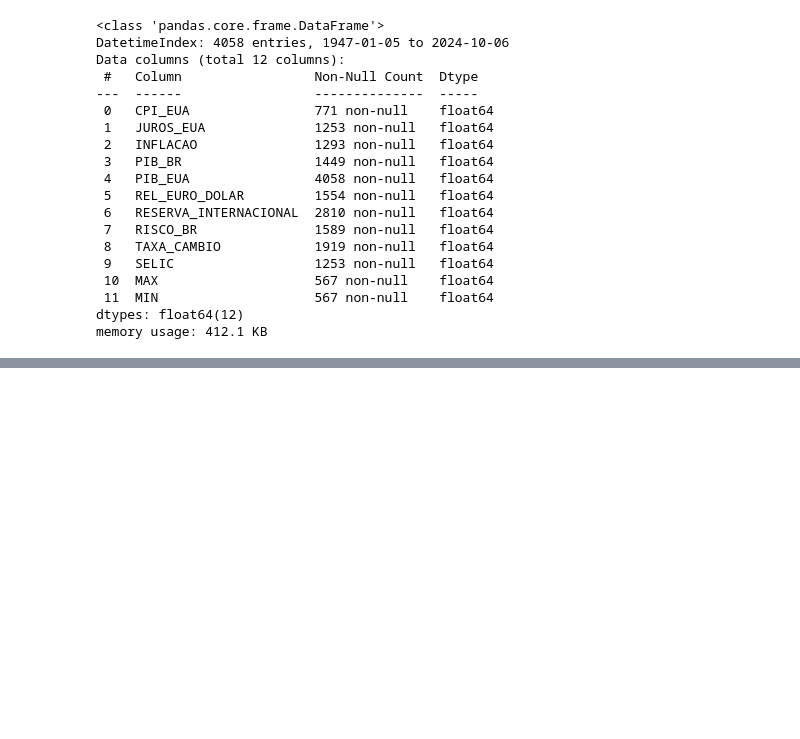
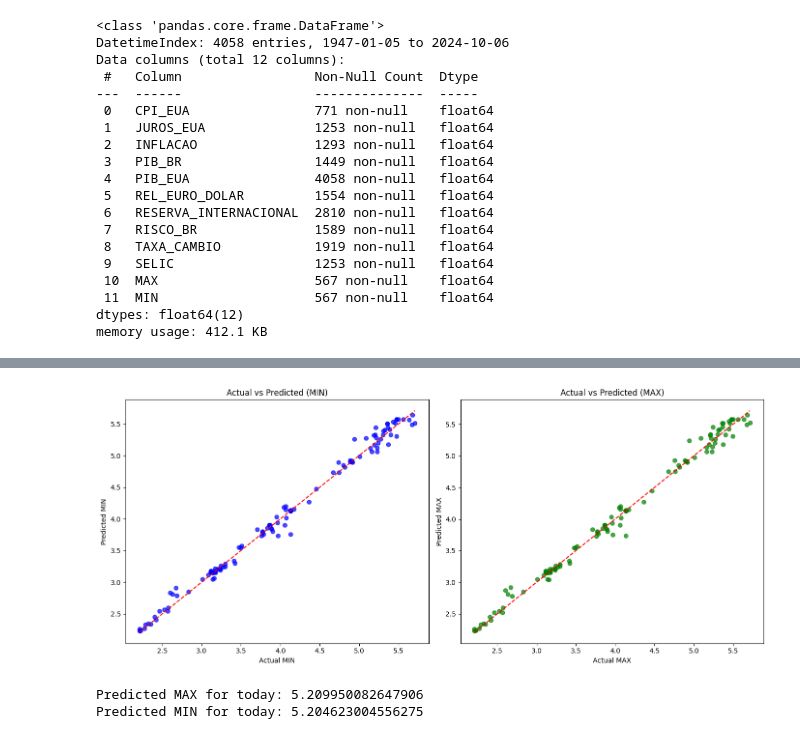
Before and after one commit to kauansatc/datascience-abp, a Jupyter notebook: main.ipynb, the cells around one changed output, grey strips where cells are left out. Cells and saved outputs as stored; diff of their text form; code cells hidden in the pictures; blank space fills up the shorter version.

```diff
--- a/main.ipynb
+++ b/main.ipynb
@@ -356,0 +402,30 @@ Predicted MIN for today: 0.49991823211239517
+# %%
+plt.figure(figsize=(14, 6))
+
+plt.subplot(1, 2, 1)
+plt.scatter(y_test_min, y_pred_min, alpha=0.7, color='blue')
+plt.plot([y_test_min.min(), y_test_min.max()], [y_test_min.min(), y_test_min.max()], color='red', linestyle='--')
+plt.title("Actual vs Predicted (MIN)")
+plt.xlabel("Actual MIN")
+plt.ylabel("Predicted MIN")
+
+plt.subplot(1, 2, 2)
+plt.scatter(y_test_max, y_pred_max, alpha=0.7, color='green')
+plt.plot([y_test_max.min(), y_test_max.max()], [y_test_max.min(), y_test_max.max()], color='red', linestyle='--')
+plt.title("Actual vs Predicted (MAX)")
+plt.xlabel("Actual MAX")
+plt.ylabel("Predicted MAX")
+
+plt.tight_layout()
+plt.show()
+# %% [output]
+[figure, added]
+# %%
+max_pred = model_max.predict(today_df)[0]  # Predict MAX
+min_pred = model_min.predict(today_df)[0]  # Predict MIN
+
+print(f"Predicted MAX for today: {max_pred}")
+print(f"Predicted MIN for today: {min_pred}")
+# %% [output]
+Predicted MAX for today: 5.209950082647906
+Predicted MIN for today: 5.204623004556275
```
Also changed, not shown: parts of 17 cells of this notebook.
